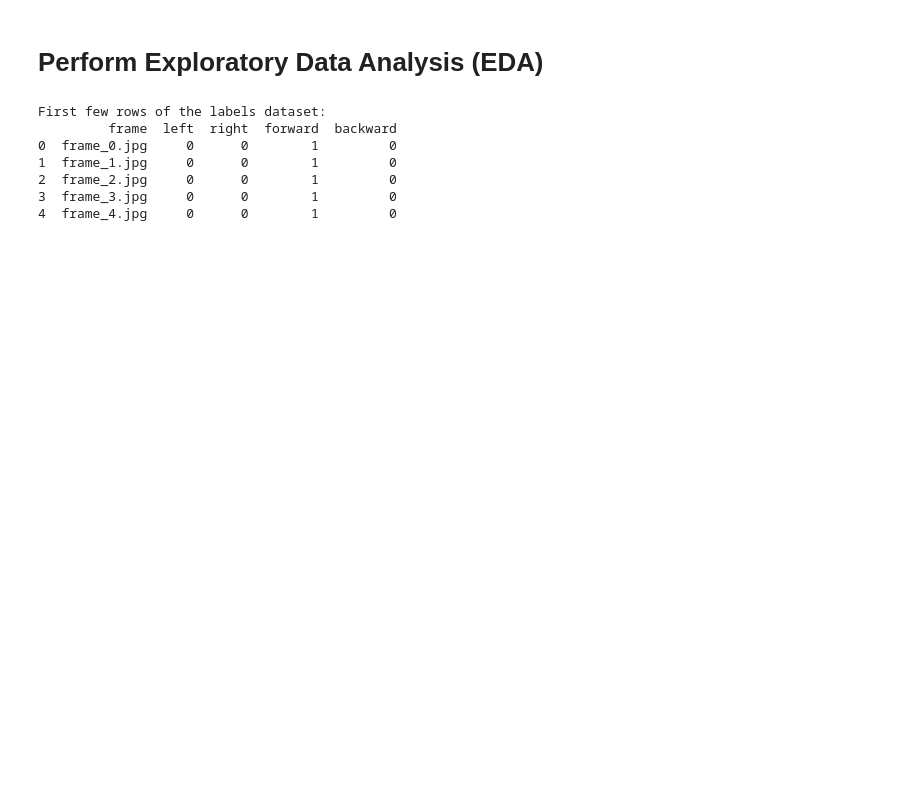
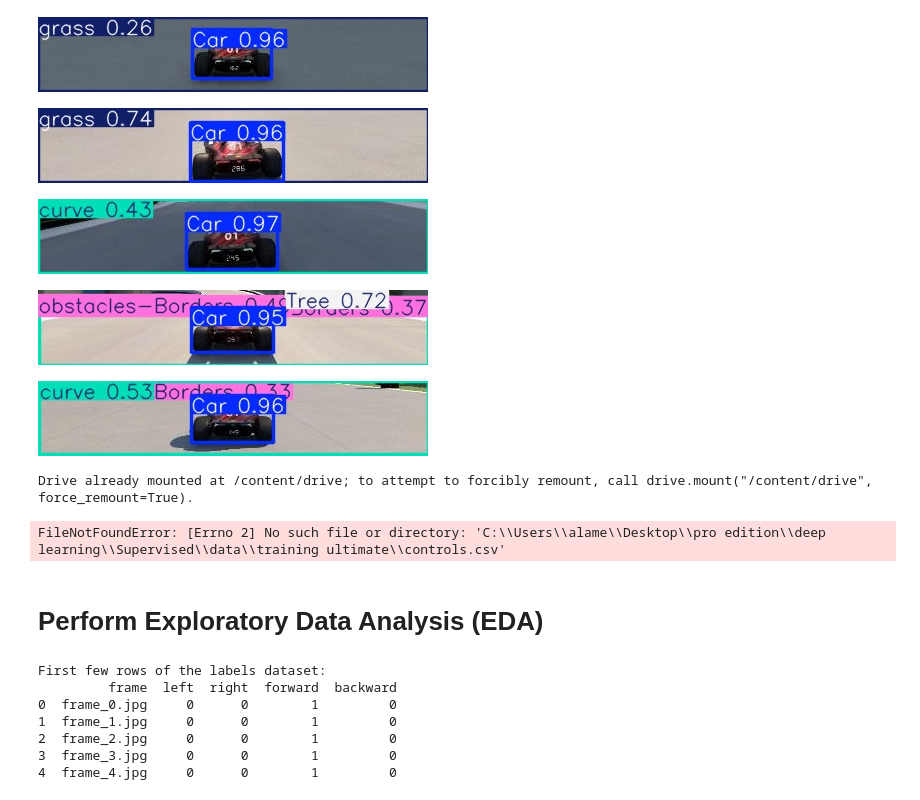
Before and after one commit to MatejBursik/AutoMania, a Jupyter notebook: Supervised/eda_zh2.ipynb, the cells around one changed output. Drawn from its saved outputs; the diff is of its cells as text; code cells hidden in the pictures; blank space fills up the shorter version.

```diff
--- a/Supervised/eda_zh2.ipynb
+++ b/Supervised/eda_zh2.ipynb
@@ -42,0 +155,18 @@ Number of GPUs: 1
+# %%
+from IPython.display import Image, display
+import glob
+
+# Display a few prediction images
+for image_path in glob.glob("runs/detect/predict/*.jpg")[:5]:  # Display first 5 images
+    display(Image(filename=image_path,))
+# %% [output]
+[figure, added]
+[figure, added]
+[figure, added]
+[figure, added]
+[figure, added]
+# %%
+from google.colab import drive
+drive.mount('/content/drive')
+# %% [output]
+Drive already mounted at /content/drive; to attempt to forcibly remount, call drive.mount("/content/drive", force_remount=True).
@@ -43,10 +176,11 @@ Number of GPUs: 1
 # %%
-
 # Load the labels CSV
-labels_df = pd.read_csv("C:\\Users\\alame\\Desktop\\pro edition\\deep learning\\AutoMania\\Supervised\\data\\combined_train\\combined_controls.csv")
+labels_df = pd.read_csv("C:\\Users\\alame\\Desktop\\pro edition\\deep learning\\Supervised\\data\\training ultimate\\controls.csv")
 
 # Path to images
-path = Path('C:\\Users\\alame\\Desktop\\pro edition\\deep learning\\AutoMania\\Supervised\\data\\combined_train')
+path = Path('C:\\Users\\alame\\Desktop\\pro edition\\deep learning\\Supervised\\data\\training ultimate')
+# %% [output]
+FileNotFoundError: [Errno 2] No such file or directory: 'C:\\Users\\alame\\Desktop\\pro edition\\deep learning\\Supervised\\data\\training ultimate\\controls.csv'
 # %% [markdown]
 # Perform Exploratory Data Analysis (EDA)
 # %%
```
Also changed, not shown: parts of 40 cells of this notebook.
